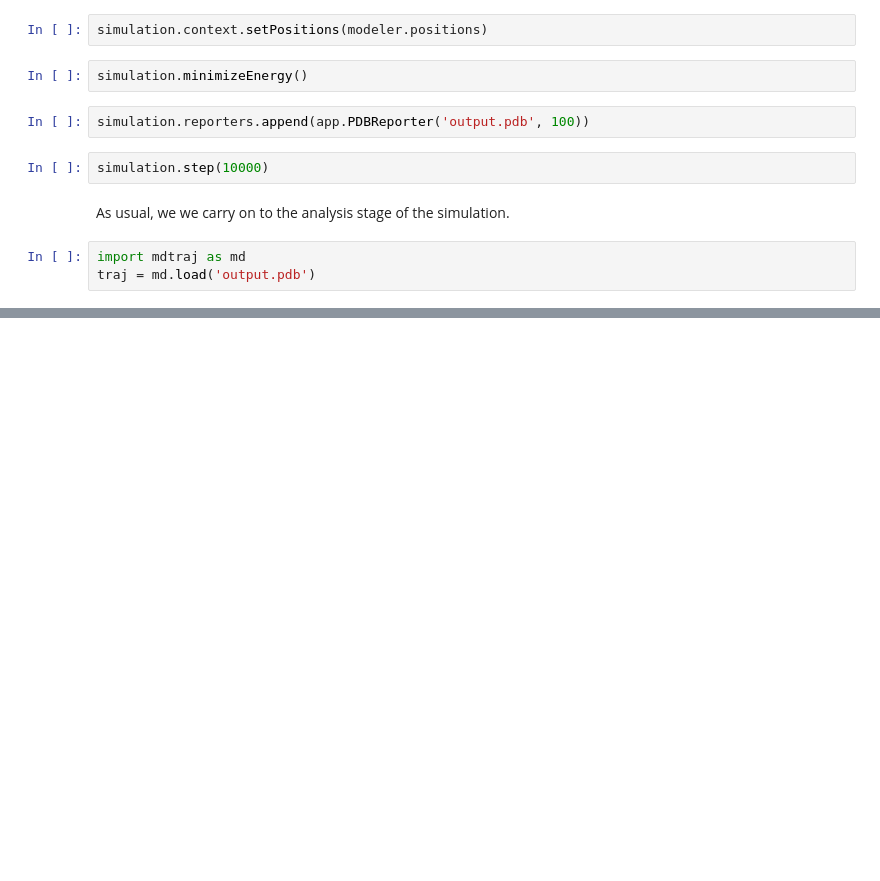
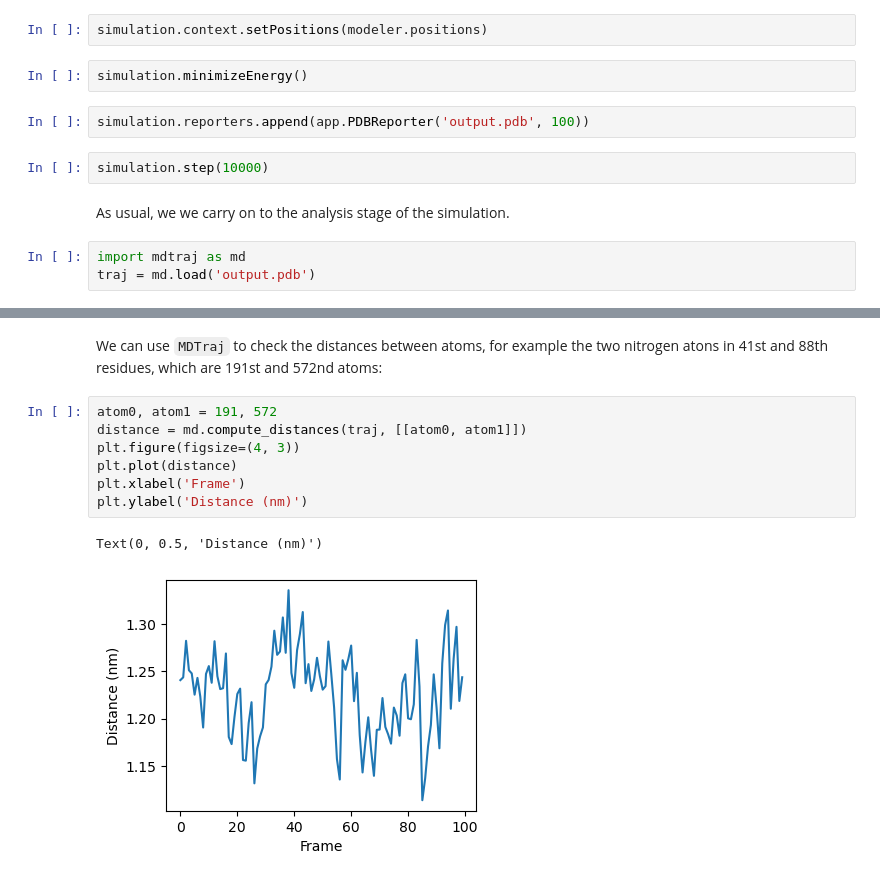
Before and after one commit to sukritsingh/compchem-class, a Jupyter notebook: hne.ipynb, the cells around one changed output, grey strips where cells are left out. Cells and saved outputs as stored; diff of their text form; blank space fills up the shorter version.

```diff
--- a/hne.ipynb
+++ b/hne.ipynb
@@ -60,0 +73,14 @@ traj = md.load('output.pdb')
+# %% [markdown]
+We can use `MDTraj` to check the distances between atoms,
+for example the two nitrogen atons in 41st and 88th residues,
+which are 191st and 572nd atoms:
+# %%
+atom0, atom1 = 191, 572
+distance = md.compute_distances(traj, [[atom0, atom1]])
+plt.figure(figsize=(4, 3))
+plt.plot(distance)
+plt.xlabel('Frame')
+plt.ylabel('Distance (nm)')
+# %% [output]
+Text(0, 0.5, 'Distance (nm)')
+[figure, added]
```
Also changed, not shown: parts of 2 cells of this notebook.
